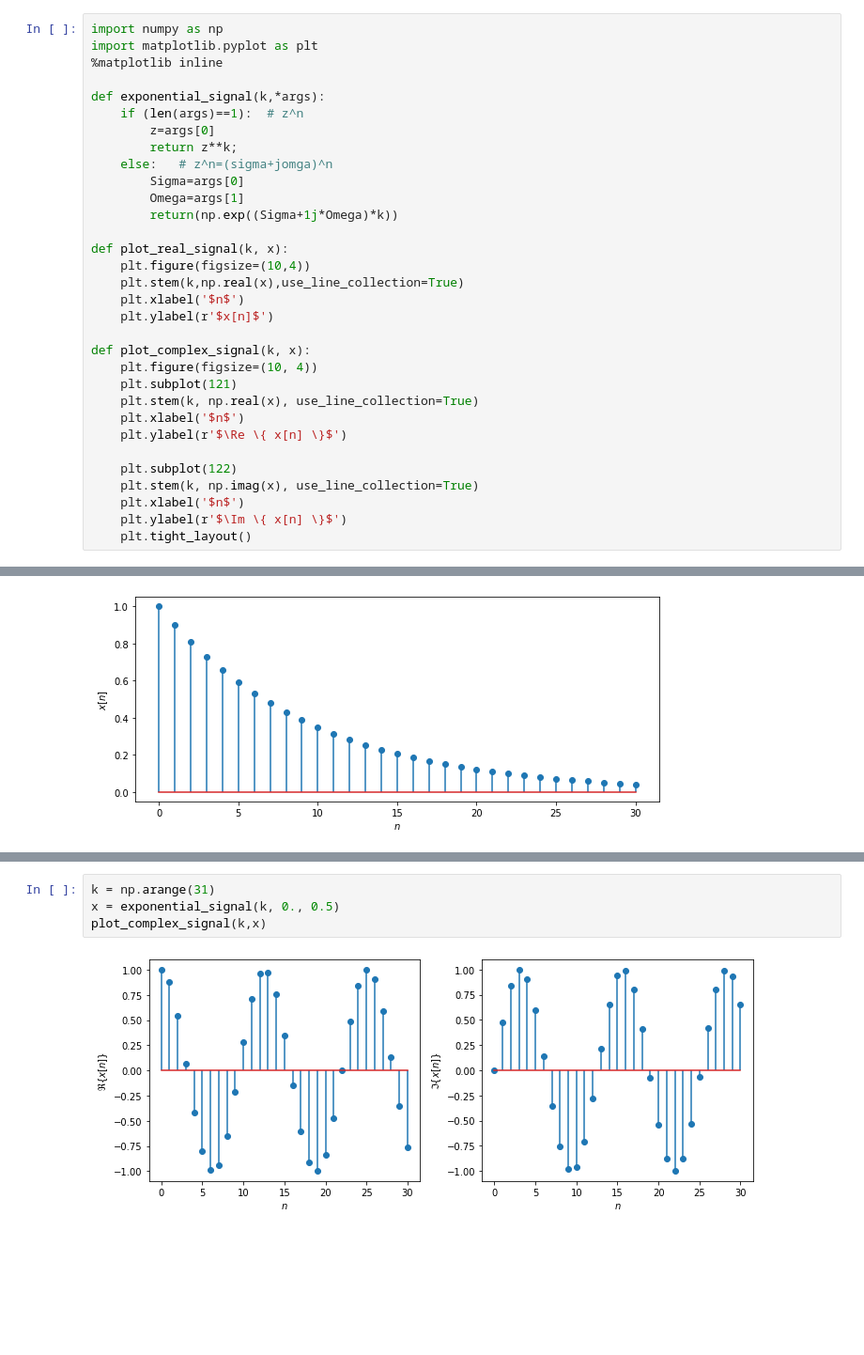
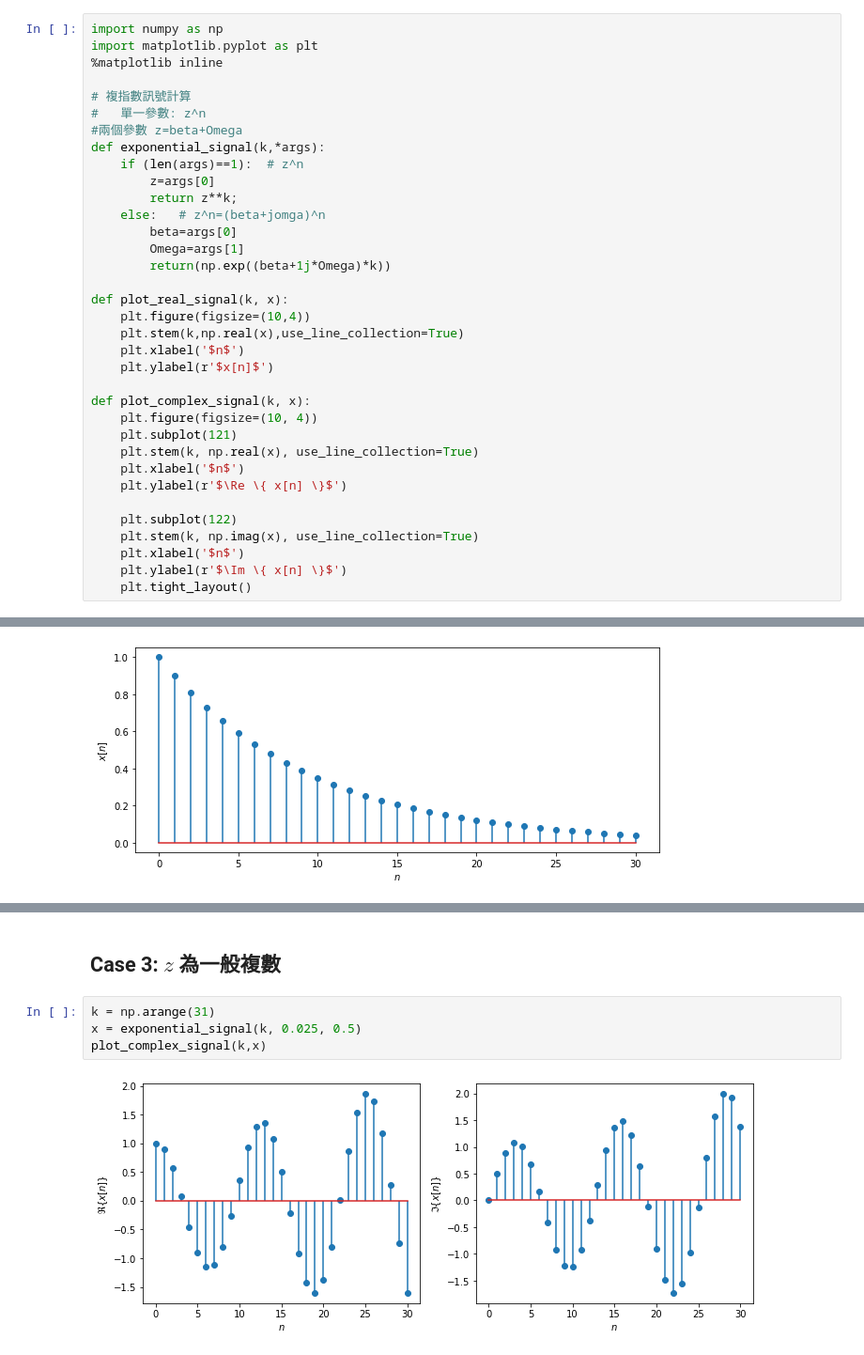
Before and after one commit to luckguy/SS2022, a Jupyter notebook: SS02_d.ipynb, the cells around one changed output, grey strips where cells are left out. Shown at 94% size. Saved outputs shown, nothing was run; the diff lists cells and outputs as text; blank space fills up the shorter version.

```diff
--- a/SS02_d.ipynb
+++ b/SS02_d.ipynb
@@ -61,14 +61,17 @@ import numpy as np
 import matplotlib.pyplot as plt
 %matplotlib inline
 
+# 複指數訊號計算
+#   單一參數: z^n
+#兩個參數 z=beta+Omega
 def exponential_signal(k,*args):
     if (len(args)==1):  # z^n
         z=args[0]
         return z**k;
-    else:   # z^n=(sigma+jomga)^n
-        Sigma=args[0]
+    else:   # z^n=(beta+jomga)^n
+        beta=args[0]
         Omega=args[1]
-        return(np.exp((Sigma+1j*Omega)*k))
+        return(np.exp((beta+1j*Omega)*k))
 
 def plot_real_signal(k, x):
     plt.figure(figsize=(10,4))
@@ -116,6 +125,8 @@ plot_real_signal(k,x)
+# %% [markdown]
+## Case 3: $z$ 為一般複數
 # %%
 k = np.arange(31)
-x = exponential_signal(k, 0., 0.5)
+x = exponential_signal(k, 0.025, 0.5)
 plot_complex_signal(k,x)
 # %% [output]
-[figure, old version]
+[figure, new version]
```
Also changed, not shown: parts of 3 cells of this notebook.
